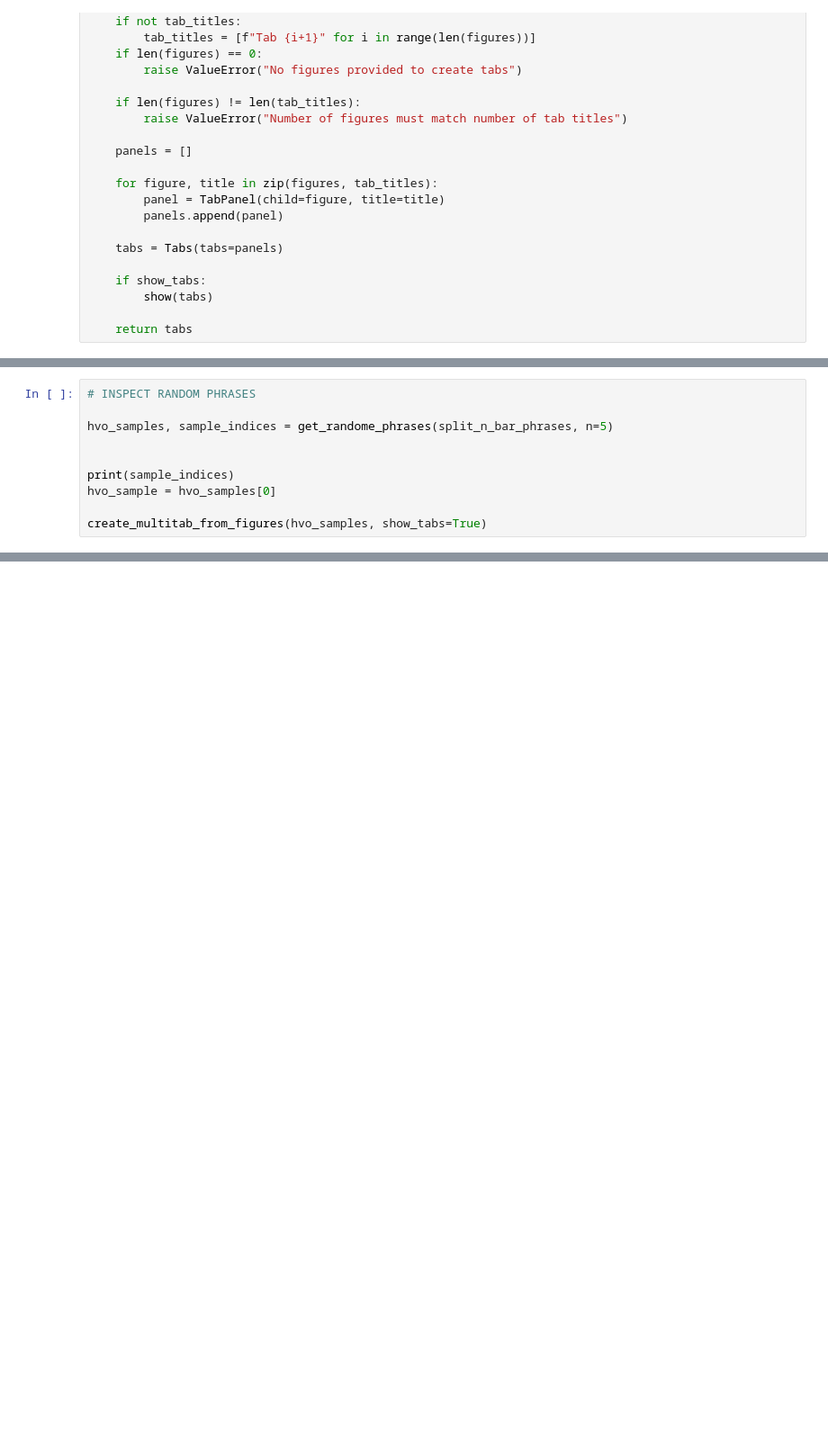
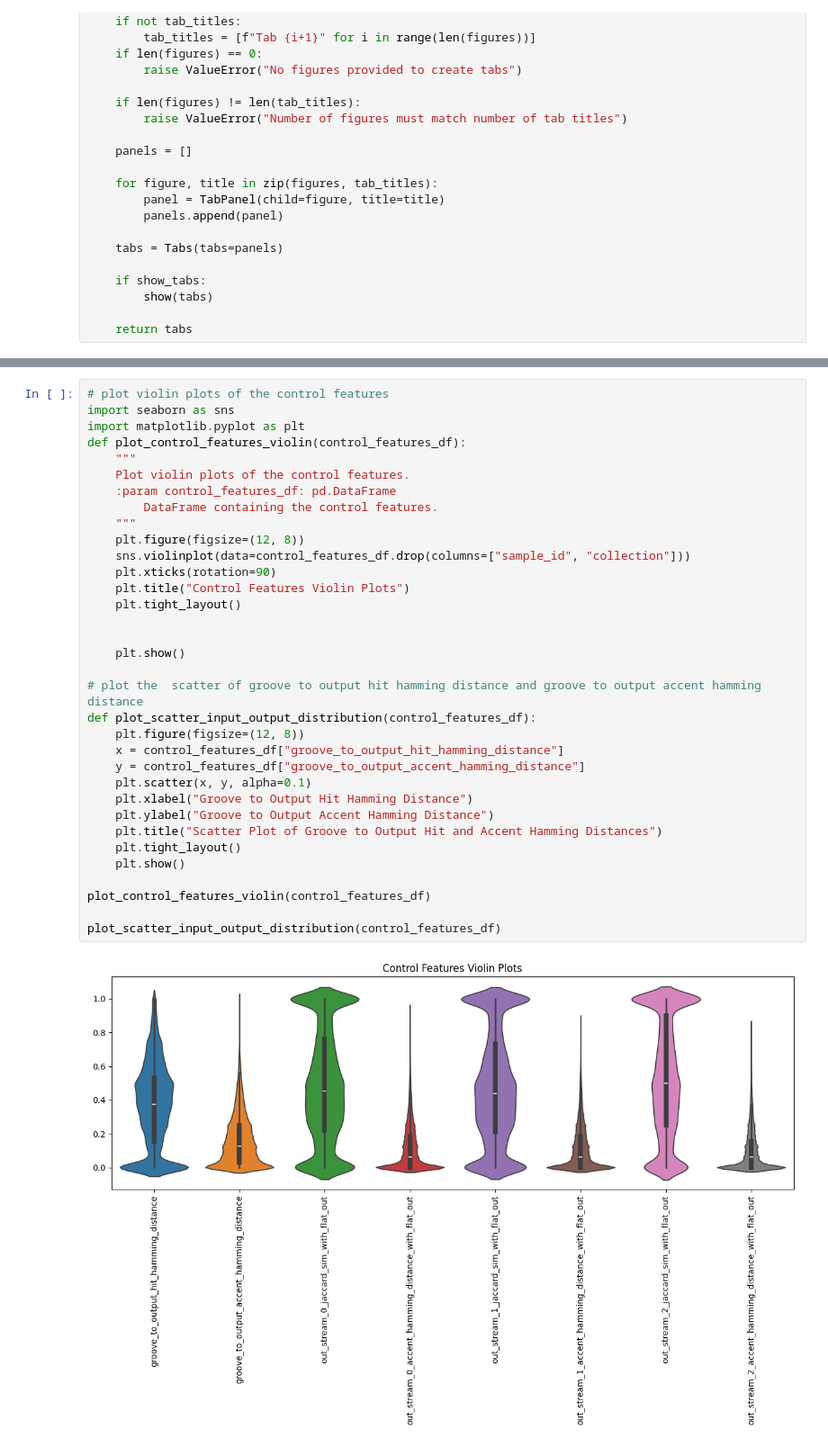
Before and after one commit to justinbosma/TripleStreams, a Jupyter notebook: Dataloader.ipynb, the cells around one changed output, grey strips where cells are left out. Shown at 90% size. Drawn from its saved outputs; the diff is of its cells as text; blank space fills up the shorter version.

```diff
--- a/Dataloader.ipynb
+++ b/Dataloader.ipynb
@@ -218,10 +210,0 @@ Tabs(id='p18164', ...)
-# %%
-# INSPECT RANDOM PHRASES
-
-hvo_samples, sample_indices = get_randome_phrases(split_n_bar_phrases, n=5)
-
-
-print(sample_indices)
-hvo_sample = hvo_samples[0]
-
-create_multitab_from_figures(hvo_samples, show_tabs=True)
@@ -331,0 +350,36 @@ hamming_distance(input_hvo[:, 0], flat_out_hvo[:, 0]), Jaccard_similarity(input_
+# %%
+# plot violin plots of the control features
+import seaborn as sns
+import matplotlib.pyplot as plt
+def plot_control_features_violin(control_features_df):
+    """
+    Plot violin plots of the control features.
+    :param control_features_df: pd.DataFrame
+        DataFrame containing the control features.
+    """
+    plt.figure(figsize=(12, 8))
+    sns.violinplot(data=control_features_df.drop(columns=["sample_id", "collection"]))
+    plt.xticks(rotation=90)
+    plt.title("Control Features Violin Plots")
+    plt.tight_layout()
+
+
+    plt.show()
+
+# plot the  scatter of groove to output hit hamming distance and groove to output accent hamming distance
+def plot_scatter_input_output_distribution(control_features_df):
+    plt.figure(figsize=(12, 8))
+    x = control_features_df["groove_to_output_hit_hamming_distance"]
+    y = control_features_df["groove_to_output_accent_hamming_distance"]
+    plt.scatter(x, y, alpha=0.1)
+    plt.xlabel("Groove to Output Hit Hamming Distance")
+    plt.ylabel("Groove to Output Accent Hamming Distance")
+    plt.title("Scatter Plot of Groove to Output Hit and Accent Hamming Distances")
+    plt.tight_layout()
+    plt.show()
+
+plot_control_features_violin(control_features_df)
+
+plot_scatter_input_output_distribution(control_features_df)
+# %% [output]
+[figure, added]
```
Also changed, not shown: parts of 11 cells of this notebook, 1 other file.
